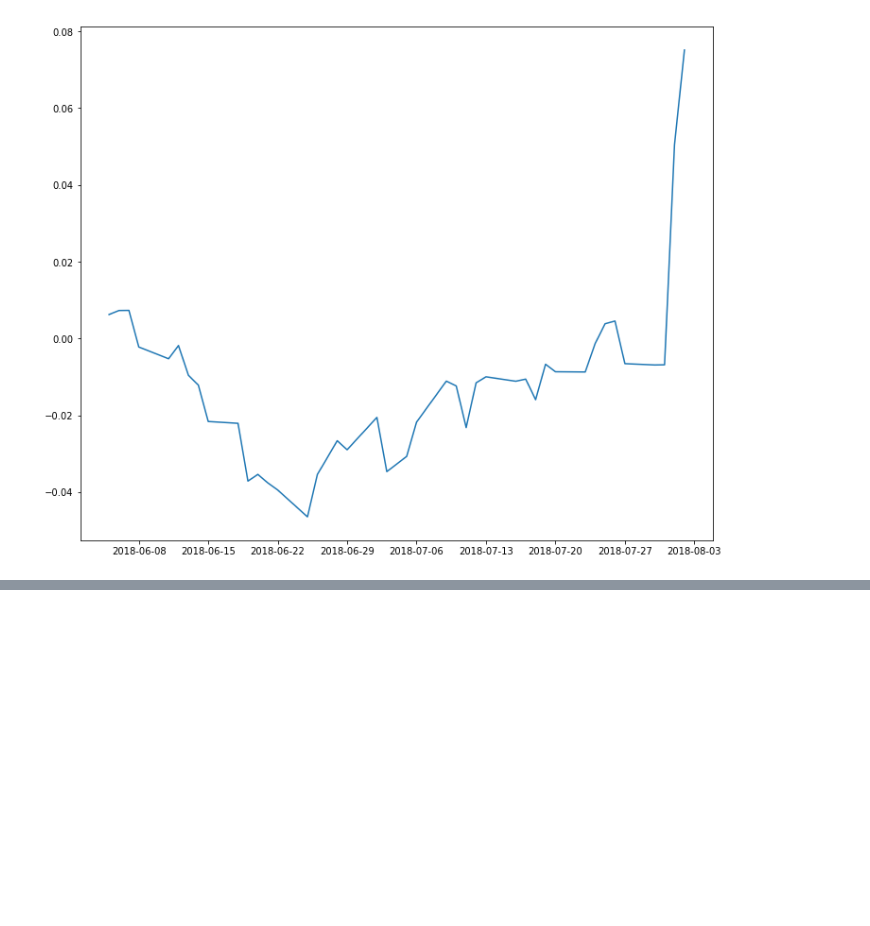
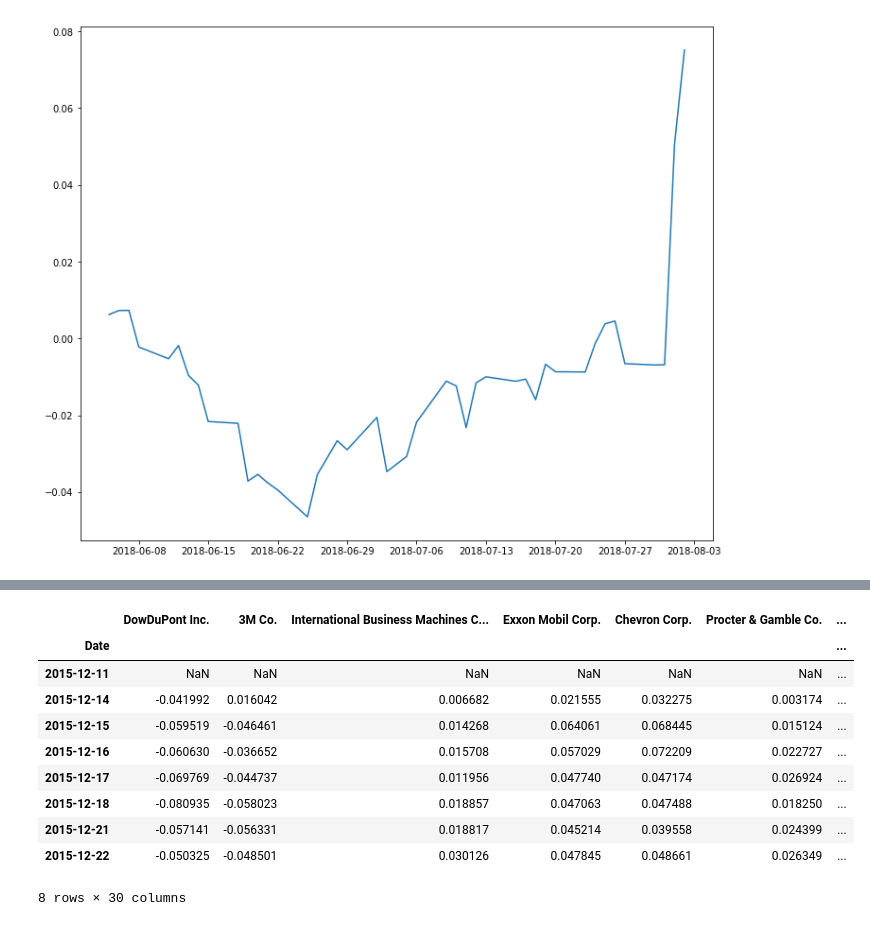
Before and after one commit to sadamnpc/Tools-Project-ROESM, a Jupyter notebook: Test.ipynb, the cells around one changed output, grey strips where cells are left out. Drawn from its saved outputs; the diff is of its cells as text; code cells hidden in the pictures; blank space fills up the shorter version.

```diff
--- a/Test.ipynb
+++ b/Test.ipynb
@@ -30,6 +30,7 @@ def func(i,m,year,month,day,tbefore,tafter):
     rets['cumu'] = rets['u'].cumsum()
     fig, ax = plt.subplots(figsize=(12,10))
     ax.plot(rets['cumu'])
+    return rets
 # %%
 func('AAPL', '^IXIC',2018,7,2, 10, 10)
 # %% [output]
@@ -101,0 +344,14 @@ Warnings:
+# %%
+final
+# %% [output]
+|  | DowDuPont Inc. | 3M Co. | International Business Machines C... | Exxon Mobil Corp. | Chevron Corp. | Procter & Gamble Co. | ... |
+| Date |  |  |  |  |  |  | ... |
+| 2015-12-11 | NaN | NaN | NaN | NaN | NaN | NaN | ... |
+| 2015-12-14 | -0.041992 | 0.016042 | 0.006682 | 0.021555 | 0.032275 | 0.003174 | ... |
+| 2015-12-15 | -0.059519 | -0.046461 | 0.014268 | 0.064061 | 0.068445 | 0.015124 | ... |
+| 2015-12-16 | -0.060630 | -0.036652 | 0.015708 | 0.057029 | 0.072209 | 0.022727 | ... |
+| 2015-12-17 | -0.069769 | -0.044737 | 0.011956 | 0.047740 | 0.047174 | 0.026924 | ... |
+| 2015-12-18 | -0.080935 | -0.058023 | 0.018857 | 0.047063 | 0.047488 | 0.018250 | ... |
+| 2015-12-21 | -0.057141 | -0.056331 | 0.018817 | 0.045214 | 0.039558 | 0.024399 | ... |
+| 2015-12-22 | -0.050325 | -0.048501 | 0.030126 | 0.047845 | 0.048661 | 0.026349 | ... |
+8 rows × 30 columns
```
Also changed, not shown: parts of 9 cells of this notebook.
